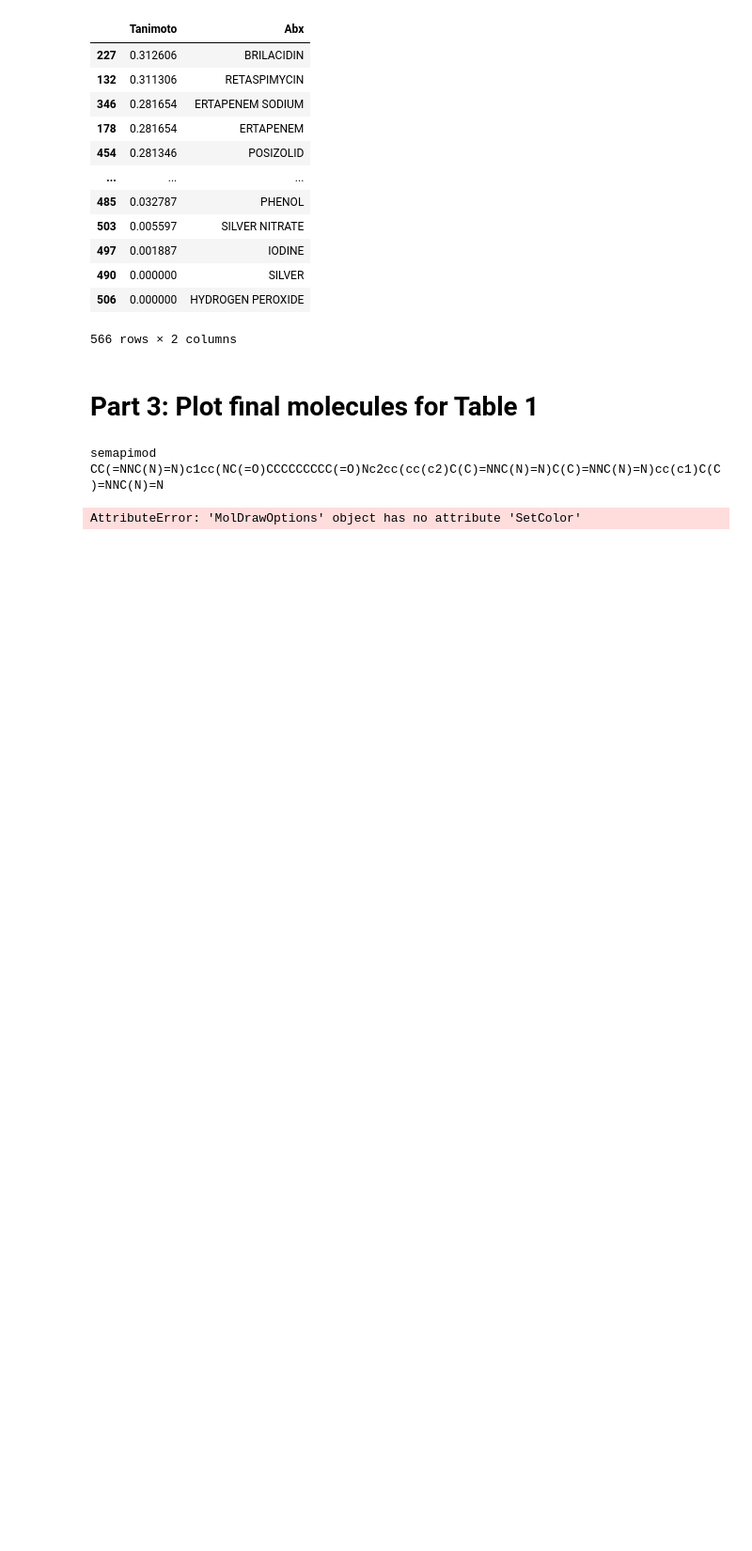
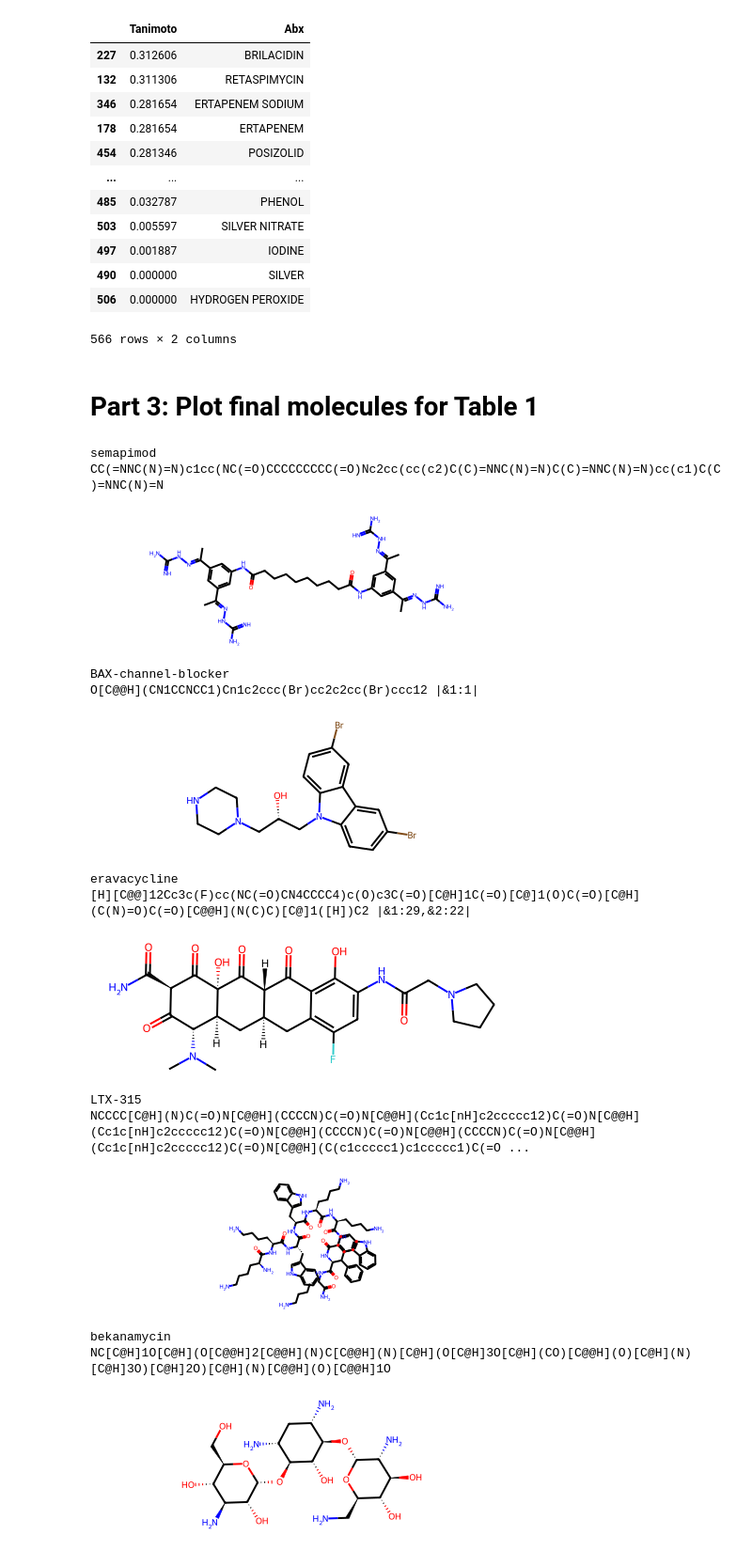
Before and after one commit to jackievaleri/nontoxic_stat_phase_killing_abx, a Jupyter notebook: src/Table1_narrowing_down_nontoxic_candidates.ipynb, the cells around one changed output. Shown at 94% size. Drawn from its saved outputs; the diff is of its cells as text; code cells hidden in the pictures; blank space fills up the shorter version.

```diff
--- a/src/Table1_narrowing_down_nontoxic_candidates.ipynb
+++ b/src/Table1_narrowing_down_nontoxic_candidates.ipynb
@@ -123,24 +122,43 @@ sim_df
 # %%
 # plot high quality images for each of the final molecules in shortlist
 for i, row in finaldf.iterrows():
     # print metadata
     print(row['Name'])
     print(row['SMILES'])
 
     # get high quality image
-    molsPerRow = 1
-    subImgSize= (500,500)
-    nRows = 1
-    fullSize = (molsPerRow * subImgSize[0], nRows * subImgSize[1])
-    d2d = rdMolDraw2D.MolDraw2DCairo(fullSize[0],fullSize[1], subImgSize[0], subImgSize[1])
-    d2d.drawOptions().legendFontSize=100
-    d2d.drawOptions().useBWAtomPalette = True
-    d2d.DrawMolecules([Chem.MolFromSmiles(row['SMILES'])])
+    mol = Chem.MolFromSmiles(row['SMILES'])
+
+    # Set up drawing options
+    d2d = rdMolDraw2D.MolDraw2DCairo(1500, 1500)  # Set the size of the drawing
+    d2d.drawOptions().useBWAtomPalette()
+    d2d.drawOptions().flagCloseContactsDist = False
+
+    # Draw the molecule
+    d2d.DrawMolecule(mol)
+
+    # Finish drawing
     d2d.FinishDrawing()
-    with open('../out/final_cpds/' + row['Name'] + '_chem.png', 'wb+') as f:
+
+    # Save the image
+    output_path = '../out/final_cpds/' + row['Name'] + '_chem.png'
+    with open(output_path, 'wb+') as f:
         f.write(d2d.GetDrawingText())
+
     display(Chem.MolFromSmiles(row['SMILES']))
 # %% [output]
 semapimod
 CC(=NNC(N)=N)c1cc(NC(=O)CCCCCCCCC(=O)Nc2cc(cc(c2)C(C)=NNC(N)=N)C(C)=NNC(N)=N)cc(c1)C(C)=NNC(N)=N
+[figure, added]
-AttributeError: 'MolDrawOptions' object has no attribute 'SetColor'
+BAX-channel-blocker
+O[C@@H](CN1CCNCC1)Cn1c2ccc(Br)cc2c2cc(Br)ccc12 |&1:1|
+[figure, added]
+eravacycline
+[H][C@@]12Cc3c(F)cc(NC(=O)CN4CCCC4)c(O)c3C(=O)[C@H]1C(=O)[C@]1(O)C(=O)[C@H](C(N)=O)C(=O)[C@@H](N(C)C)[C@]1([H])C2 |&1:29,&2:22|
+[figure, added]
+LTX-315
+NCCCC[C@H](N)C(=O)N[C@@H](CCCCN)C(=O)N[C@@H](Cc1c[nH]c2ccccc12)C(=O)N[C@@H](Cc1c[nH]c2ccccc12)C(=O)N[C@@H](CCCCN)C(=O)N[C@@H](CCCCN)C(=O)N[C@@H](Cc1c[nH]c2ccccc12)C(=O)N[C@@H](C(c1ccccc1)c1ccccc1)C(=O ...
+[figure, added]
+bekanamycin
+NC[C@H]1O[C@H](O[C@@H]2[C@@H](N)C[C@@H](N)[C@H](O[C@H]3O[C@H](CO)[C@@H](O)[C@H](N)[C@H]3O)[C@H]2O)[C@H](N)[C@@H](O)[C@@H]1O
+[figure, added]
```
Also changed, not shown: parts of 1 cell of this notebook.
